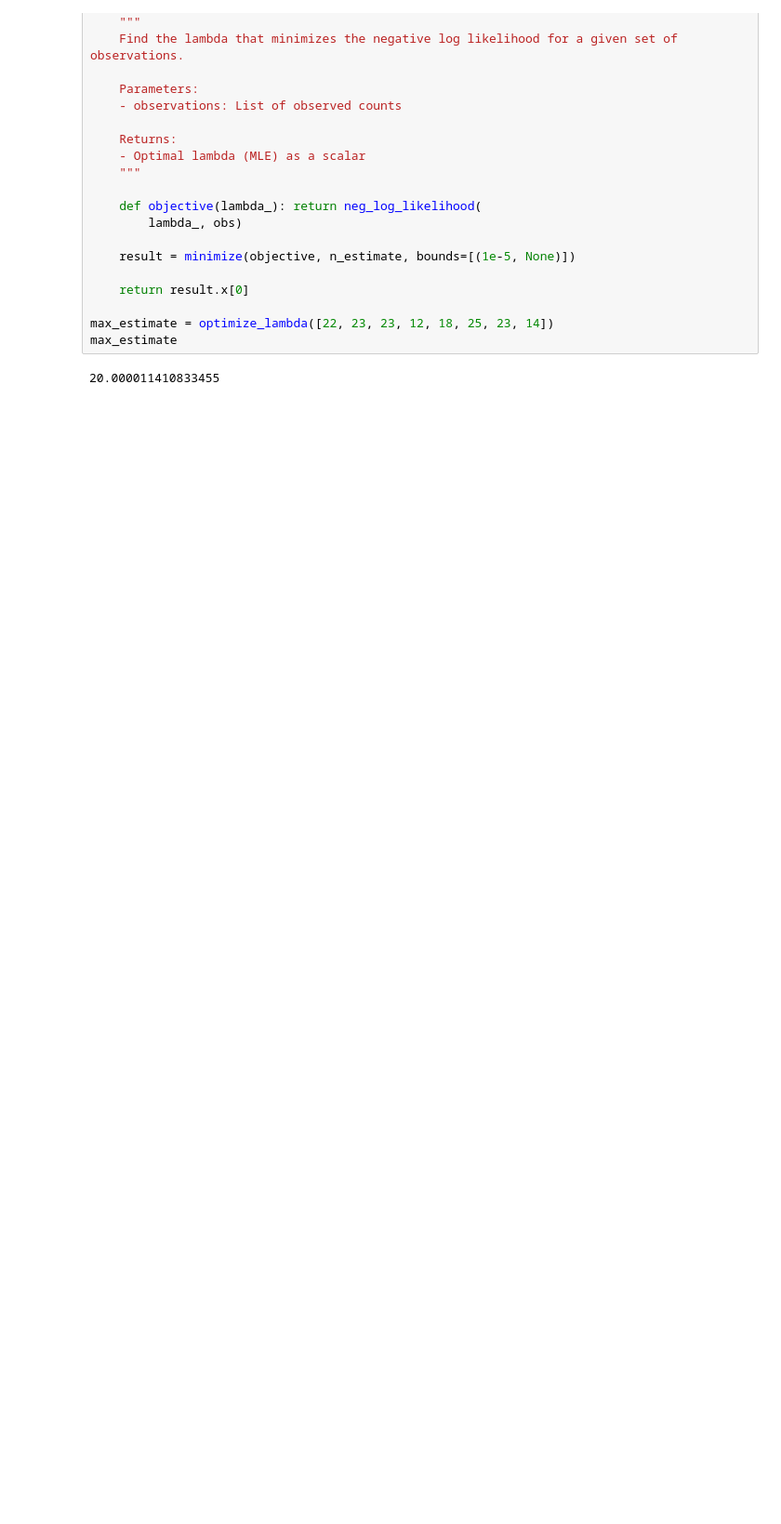
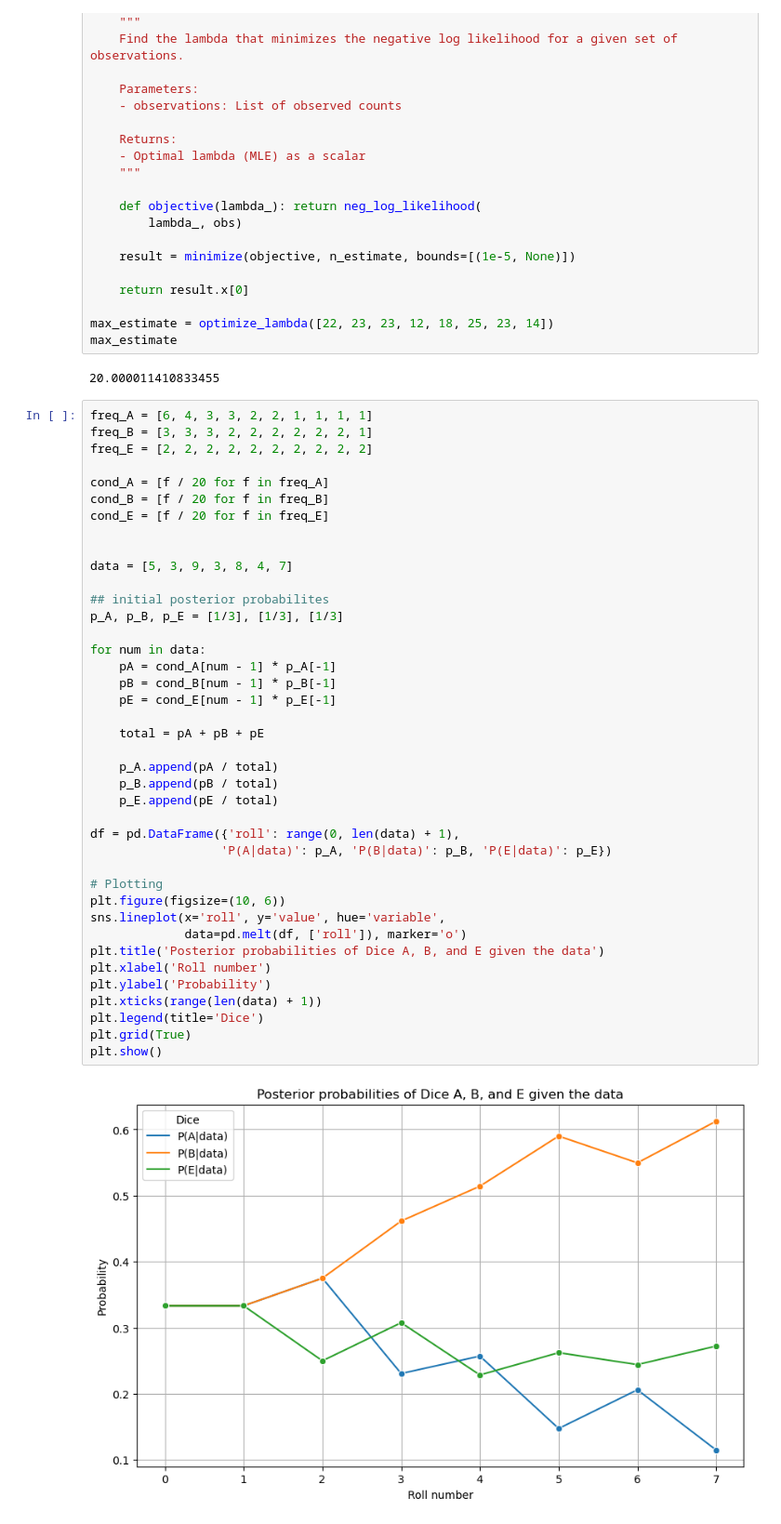
Before and after one commit to giomhern/machine-learning-spring-2024, a Jupyter notebook: week1/main.ipynb, the cells around one changed output. Shown at 93% size. Drawn from its saved outputs; the diff is of its cells as text; blank space fills up the shorter version.

```diff
--- a/week1/main.ipynb
+++ b/week1/main.ipynb
@@ -50,3 +50,45 @@ max_estimate = optimize_lambda([22, 23, 23, 12, 18, 25, 23, 14])
 max_estimate
 # %% [output]
 20.000011410833455
+# %%
+freq_A = [6, 4, 3, 3, 2, 2, 1, 1, 1, 1]
+freq_B = [3, 3, 3, 2, 2, 2, 2, 2, 2, 1]
+freq_E = [2, 2, 2, 2, 2, 2, 2, 2, 2, 2]
+
+cond_A = [f / 20 for f in freq_A]
+cond_B = [f / 20 for f in freq_B]
+cond_E = [f / 20 for f in freq_E]
+
+
+data = [5, 3, 9, 3, 8, 4, 7]
+
+## initial posterior probabilites
+p_A, p_B, p_E = [1/3], [1/3], [1/3]
+
+for num in data:
+    pA = cond_A[num - 1] * p_A[-1]
+    pB = cond_B[num - 1] * p_B[-1]
+    pE = cond_E[num - 1] * p_E[-1]
+
+    total = pA + pB + pE
+
+    p_A.append(pA / total)
+    p_B.append(pB / total)
+    p_E.append(pE / total)
+
+df = pd.DataFrame({'roll': range(0, len(data) + 1),
+                  'P(A|data)': p_A, 'P(B|data)': p_B, 'P(E|data)': p_E})
+
+# Plotting
+plt.figure(figsize=(10, 6))
+sns.lineplot(x='roll', y='value', hue='variable',
+             data=pd.melt(df, ['roll']), marker='o')
+plt.title('Posterior probabilities of Dice A, B, and E given the data')
+plt.xlabel('Roll number')
+plt.ylabel('Probability')
+plt.xticks(range(len(data) + 1))
+plt.legend(title='Dice')
+plt.grid(True)
+plt.show()
+# %% [output]
+[figure, added]
```
Also changed, not shown: parts of 1 cell of this notebook.
